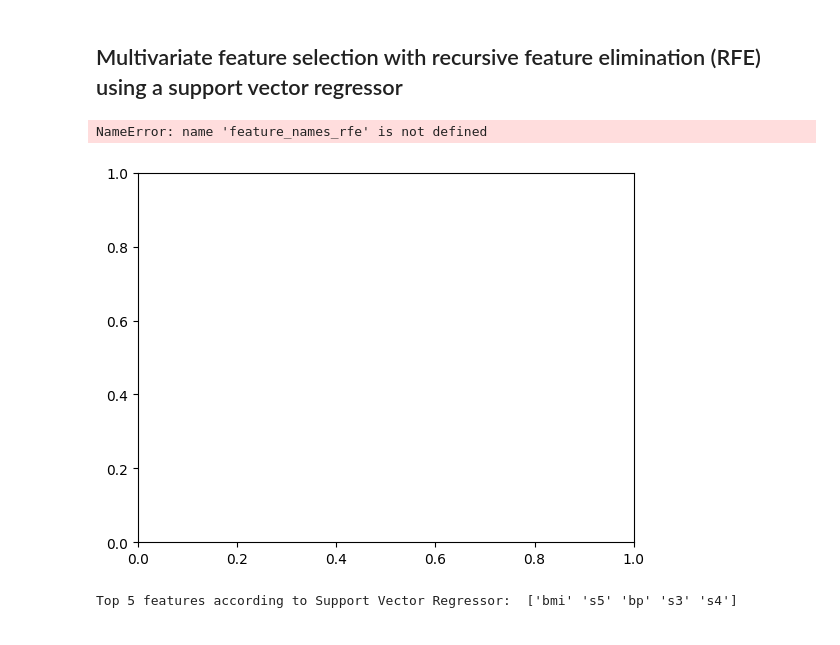
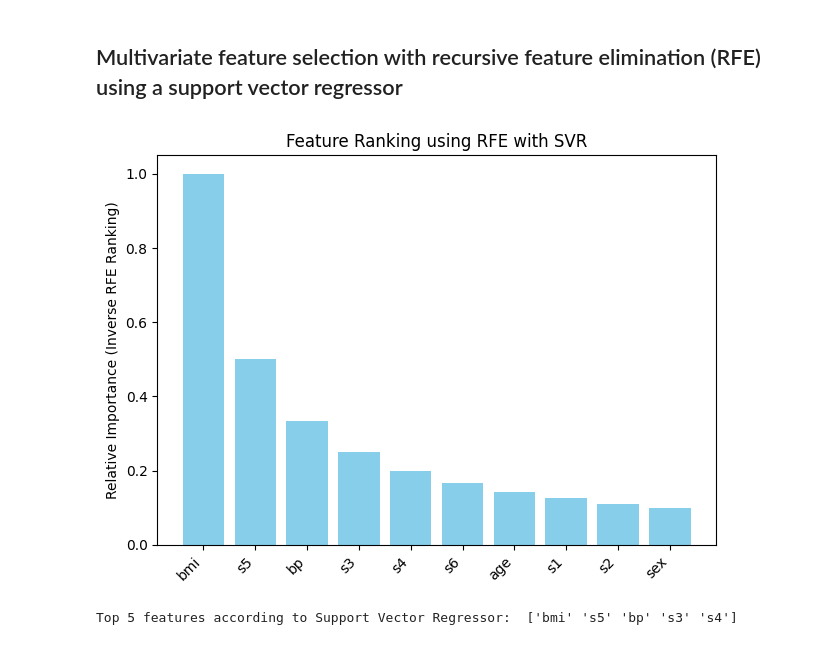
Before and after one commit to DataScienceAndEngineering/hw4-problem-3-feature-selection-Sajida28, a Jupyter notebook: dsei2100s24hw4p3-feature-selection.ipynb, the cells around one changed output. Saved outputs shown, nothing was run; the diff lists cells and outputs as text; code cells hidden in the pictures.

```diff
--- a/dsei2100s24hw4p3-feature-selection.ipynb
+++ b/dsei2100s24hw4p3-feature-selection.ipynb
@@ -207,36 +207,35 @@ Top 5 features according to Random Forest:  ['bmi' 's5' 'bp' 'age' 's3']
 # %%
 # Use recursive feature elimination (RFE) with a support vector regressor
 # to get the feature importance, sort by the absolute value
 # but show the signed value on y and label on x by variable name
 # Should be a bar graph
 
 # Initialize and fit RFE with SVR
 svr = SVR(kernel="linear")
 rfe = RFE(estimator=svr, n_features_to_select=1, step=1)
 rfe.fit(X_train, y_train)
 
 # Ranking of features with RFE
-ranking_rfe = rfe.ranking_
+ranking_SVR = rfe.ranking_
 
 # Sort the feature indices based on their ranking (1 being the most important)
-sorted_ind_rfe = np.argsort(ranking_rfe)
+sorted_ind_SVR = np.argsort(ranking_SVR)
 
 # Assuming 'data.feature_names' contains the actual names of your features
-feature_names_rfe = np.array(data.feature_names)[sorted_ind_rfe]
+feature_names_SVR = np.array(data.feature_names)[sorted_ind_SVR]
 
 # Since RFE gives rankings, we plot them inversely to show importance (lower rank = more important)
 fig, ax = plt.subplots()
-rank_rfe = np.arange(len(feature_names_rfe))
-ax.bar(rank_rfe, 1 / ranking_rfe[sorted_ind_rfe], color='skyblue')
-ax.set_xticks(rank_rfe)
-ax.set_xticklabels(feature_names_rfe, rotation=45, ha="right")
+rank_SVR = np.arange(len(feature_names_SVR))
+ax.bar(rank_SVR, 1 / ranking_SVR[sorted_ind_SVR], color='skyblue')
+ax.set_xticks(rank_SVR)
+ax.set_xticklabels(feature_names_SVR, rotation=45, ha="right")
 ax.set_ylabel('Relative Importance (Inverse RFE Ranking)')
 ax.set_title('Feature Ranking using RFE with SVR')
 plt.tight_layout()
 plt.show()
 # %% [output]
-NameError: name 'feature_names_rfe' is not defined
-[figure, old version]
+[figure, new version]
 # %%
 # What are the top 5 features according to RFE with SVR?
 top_5_indices_SVR = sorted_indices_SVR[:5]
```
